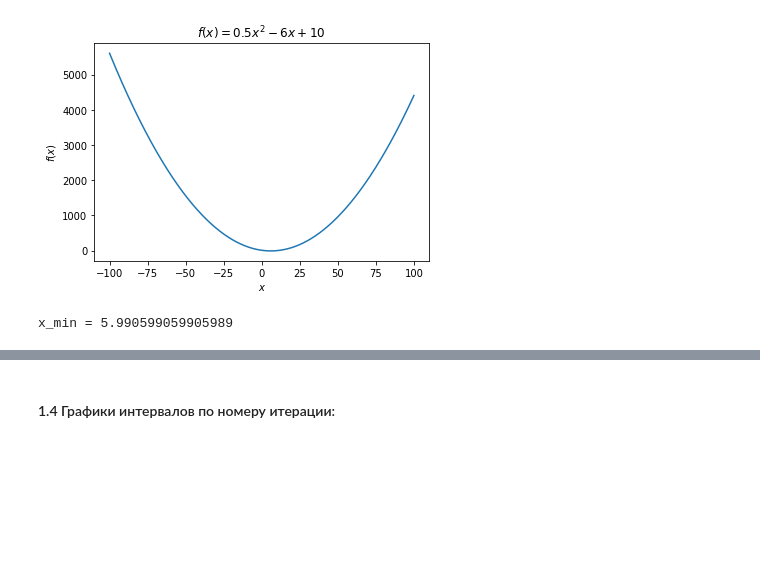
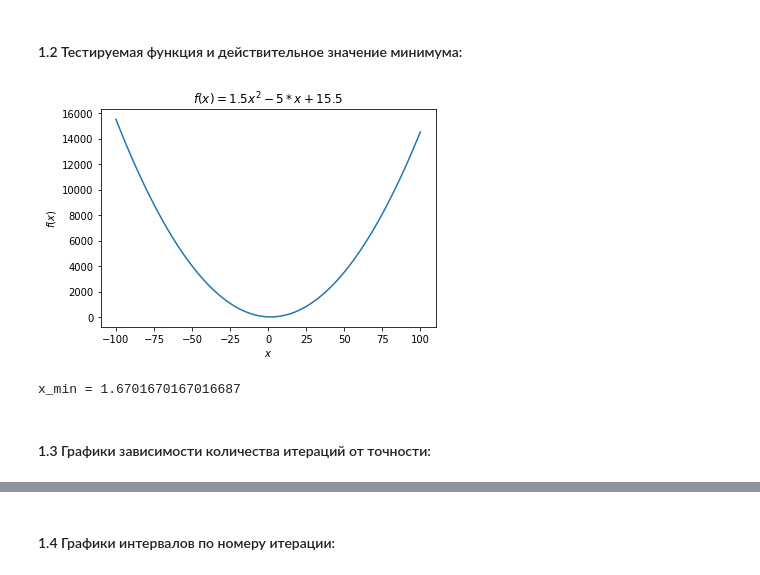
Before and after one commit to glcanvas/ml-diplom, a Jupyter notebook: mo/Copy_of_Lab_1.ipynb, the cells around one changed output, grey strips where cells are left out. Cells and saved outputs as stored; diff of their text form; code cells hidden in the pictures; blank space fills up the shorter version.

```diff
--- a/mo/Copy_of_Lab_1.ipynb
+++ b/mo/Copy_of_Lab_1.ipynb
@@ -101,20 +118,24 @@ one_dimensional_methods = [dichotomy, gold_section, fibonacci]
+# %% [markdown]
+#### 1.2 Тестируемая функция и действительное значение минимума:
 # %%
 def parabola(x):
-    return 0.5 * x ** 2 - 6 * x + 10
+    return 1.5 * x ** 2 - 5 * x + 15.5
 
 
 begin = -100.0
 end = 100.0
 
 xs = np.linspace(begin, end, 10000)
 ys = parabola(xs)
 plt.plot(xs, ys)
 plt.xlabel('$x$')
 plt.ylabel('$f(x)$')
-plt.title('$f(x) = 0.5x^2 - 6x + 10$')
+plt.title('$f(x) = 1.5x^2 - 5 * x + 15.5$')
 plt.show()
 print(f'x_min = {xs[ys.argmin()]}')
 # %% [output]
-[figure, old version]
+[figure, new version]
-x_min = 5.990599059905989
+x_min = 1.6701670167016687
+# %% [markdown]
+#### 1.3 Графики зависимости количества итераций от точности:
 # %%
```
Also changed, not shown: parts of 29 cells of this notebook, 15 other files.
